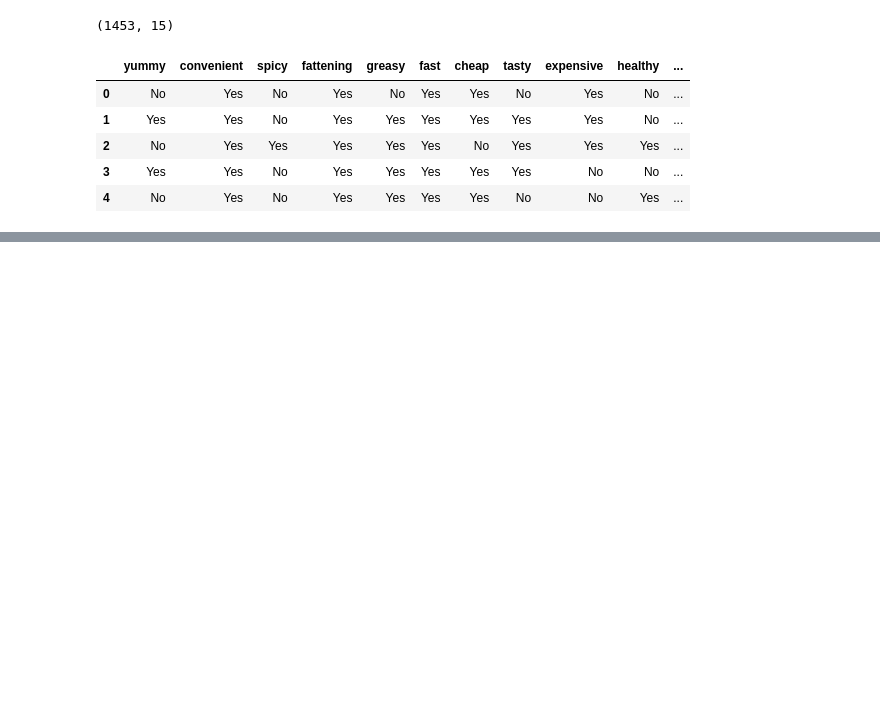
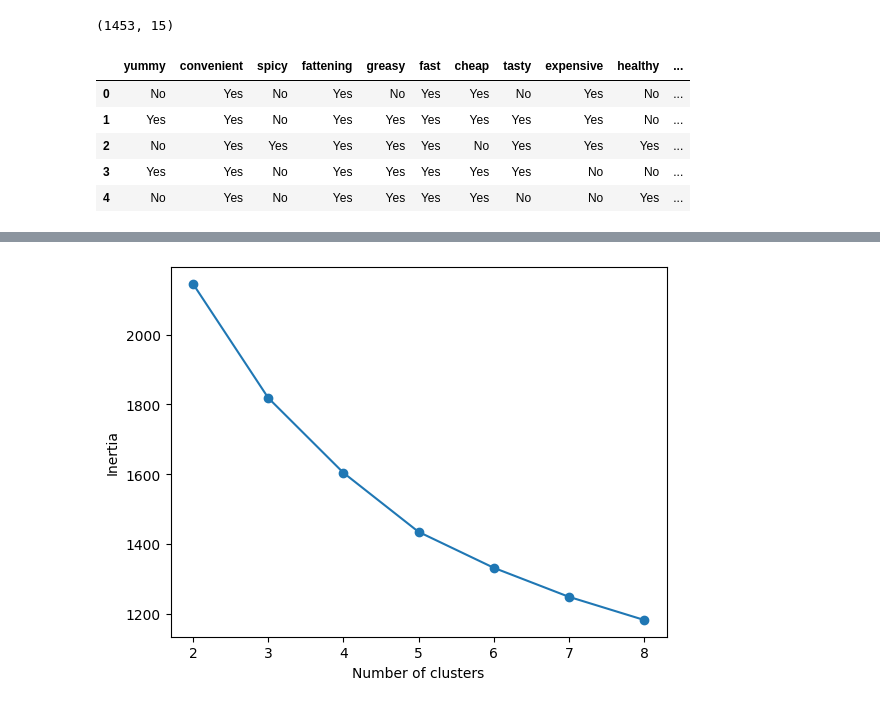
Before and after one commit to KAVINKUMAR1102/DATA-INVESTIGATION, a Jupyter notebook: McDonald's dataset.ipynb, the cells around one changed output, grey strips where cells are left out. Cells and saved outputs as stored; diff of their text form; code cells hidden in the pictures; blank space fills up the shorter version.

```diff
--- a/McDonald's dataset.ipynb
+++ b/McDonald's dataset.ipynb
@@ -44,0 +95,15 @@ dtype: float64
+# %%
+# Obtain inertia values for each number of clusters
+inertias = []
+for k in range(2, 9):
+    kmeans = KMeans(n_clusters=k, n_init=10, random_state=1234)
+    kmeans.fit(MD_x)
+    inertias.append(kmeans.inertia_)
+
+# Plot elbow curve
+plt.plot(range(2, 9), inertias, marker='o')
+plt.xlabel('Number of clusters')
+plt.ylabel('Inertia')
+plt.show()
+# %% [output]
+[figure, added]
```
Also changed, not shown: parts of 5 cells of this notebook.
